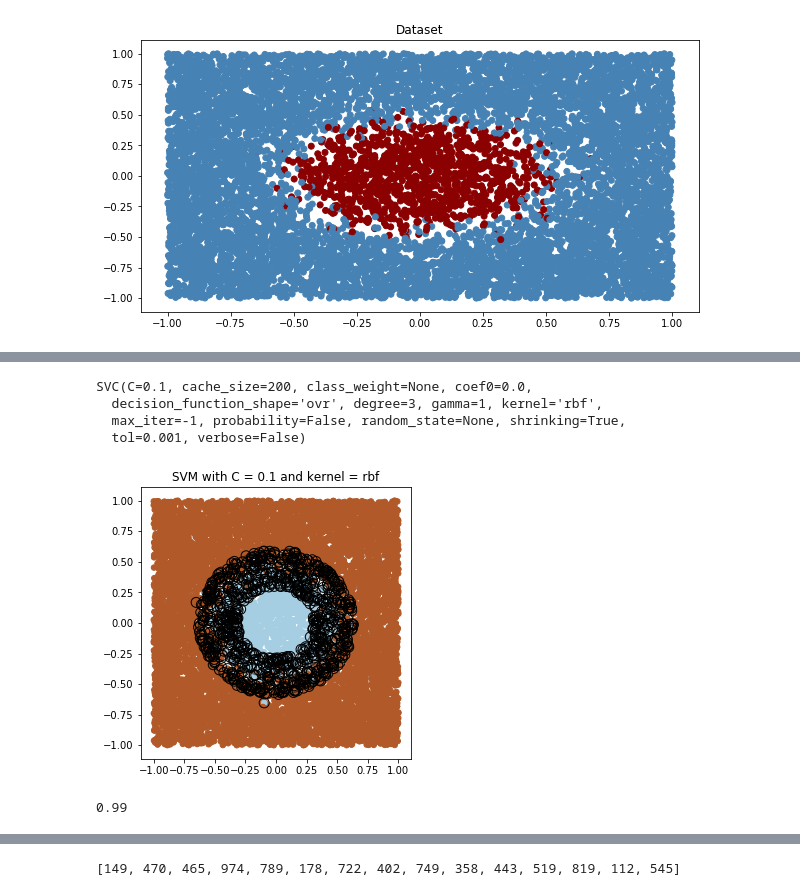
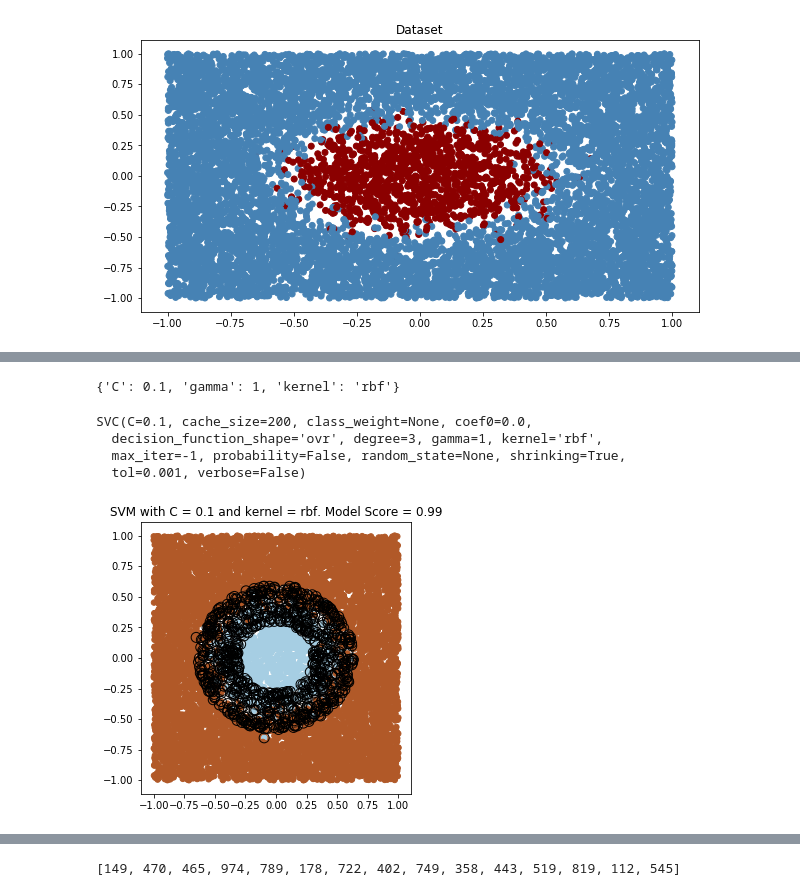
Before and after one commit to vipulpopat/MSCAI_Sem1_Etivity5, a Jupyter notebook: Etivity5_CE6002_9939245.ipynb, the cells around one changed output, grey strips where cells are left out. Cells and saved outputs as stored; diff of their text form; code cells hidden in the pictures.

```diff
--- a/Etivity5_CE6002_9939245.ipynb
+++ b/Etivity5_CE6002_9939245.ipynb
@@ -368,0 +485,8 @@ grid_search_SVC.best_params_
+# %%
+SVC_CV3  = svm.SVC()
+
+# Set up grid search
+grid_search_SVC3 = GridSearchCV(SVC_CV3, cv=5, param_grid=param_grid, n_jobs=-1 )
+
+# View parameters for search
+grid_search_SVC3.get_params()
@@ -368,0 +511,3 @@ grid_search_SVC.best_params_
+# %%
+# Perform GridSearch
+grid_search_SVC3.fit(X3, y3)
@@ -369,18 +524,22 @@ grid_search_SVC.best_params_
+# %%
+# View best parameters
+grid_search_SVC3.best_params_
+# %% [output]
+{'C': 0.1, 'gamma': 1, 'kernel': 'rbf'}
+# %%
+# Build new SVM classifier based on best parameters
+grid_svc3 = grid_search_SVC3.best_estimator_
 # %%
 # Split into test set and training set
 X3_train, X3_test, y3_train, y3_test = train_test_split(X3, y3, test_size=0.2, random_state=42)
 # %%
-grid_svc.fit(X3_train, y3_train)
+grid_svc3.fit(X3_train, y3_train)
 # %% [output]
 SVC(C=0.1, cache_size=200, class_weight=None, coef0=0.0,
   decision_function_shape='ovr', degree=3, gamma=1, kernel='rbf',
   max_iter=-1, probability=False, random_state=None, shrinking=True,
   tol=0.001, verbose=False)
 # %%
-plot_svm_results(grid_svc, X3_train, y3_train)
+plot_svm_results(grid_svc3, X3_train, y3_train, X3_test, y3_test)
 # %% [output]
-[figure, old version]
+[figure, new version]
-# %%
-grid_svc.score(X3_test, y3_test)
-# %% [output]
-0.99
```
Also changed, not shown: parts of 68 cells of this notebook.
